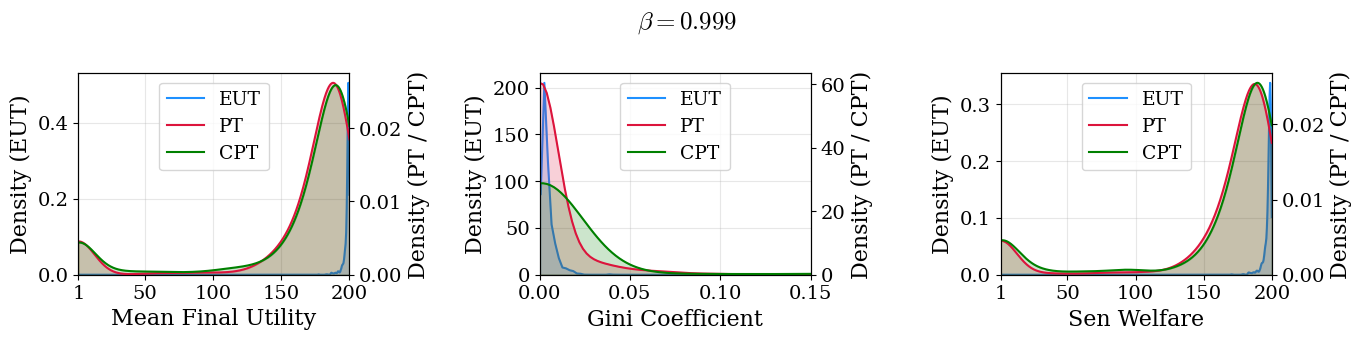
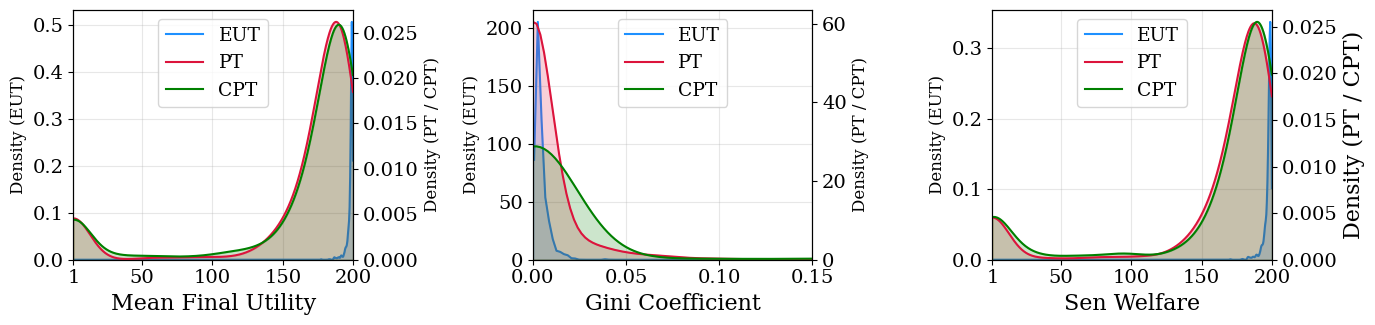
Unified diff of the notebook cell whose output changed from the first chart to the second:
--- before
+++ after
@@ -24,6 +24,6 @@
     target_ax.fill_between(x_vals, y_vals, color=colors[i], alpha=0.2)
 
-ax.set_ylabel("Density (EUT)")
-ax_r.set_ylabel("Density (PT / CPT)")
+ax.set_ylabel("Density (EUT)", fontsize=12)
+ax_r.set_ylabel("Density (PT / CPT)", fontsize=12)
 ax.tick_params(axis="y")
 ax_r.tick_params(axis="y")
@@ -59,6 +59,6 @@
     target_ax.fill_between(x_vals, y_vals, color=colors[i], alpha=0.2)
 
-ax.set_ylabel("Density (EUT)")
-ax_r.set_ylabel("Density (PT / CPT)")
+ax.set_ylabel("Density (EUT)", fontsize=12)
+ax_r.set_ylabel("Density (PT / CPT)", fontsize=12)
 ax.tick_params(axis="y")
 ax_r.tick_params(axis="y")
@@ -89,5 +89,5 @@
     target_ax.fill_between(x_vals, y_vals, color=colors[i], alpha=0.2)
 
-ax.set_ylabel("Density (EUT)")
+ax.set_ylabel("Density (EUT)", fontsize=12)
 ax_r.set_ylabel("Density (PT / CPT)")
 ax.tick_params(axis="y")
@@ -104,6 +104,6 @@
 ax.legend(lines_l + lines_r, labels_l + labels_r, loc="upper center")
 
-plt.suptitle(r"$\beta=0.999$")
+# plt.suptitle(r"$\beta=0.999$")
 fig.tight_layout()
-# plt.savefig("../figures/util_gini_welfare_kde_comparison_revised.pdf", bbox_inches="tight")
+plt.savefig("../figures/util_gini_welfare_kde_comparison_999.pdf", bbox_inches="tight")
 plt.show()

Commit: update sen welfare notebook